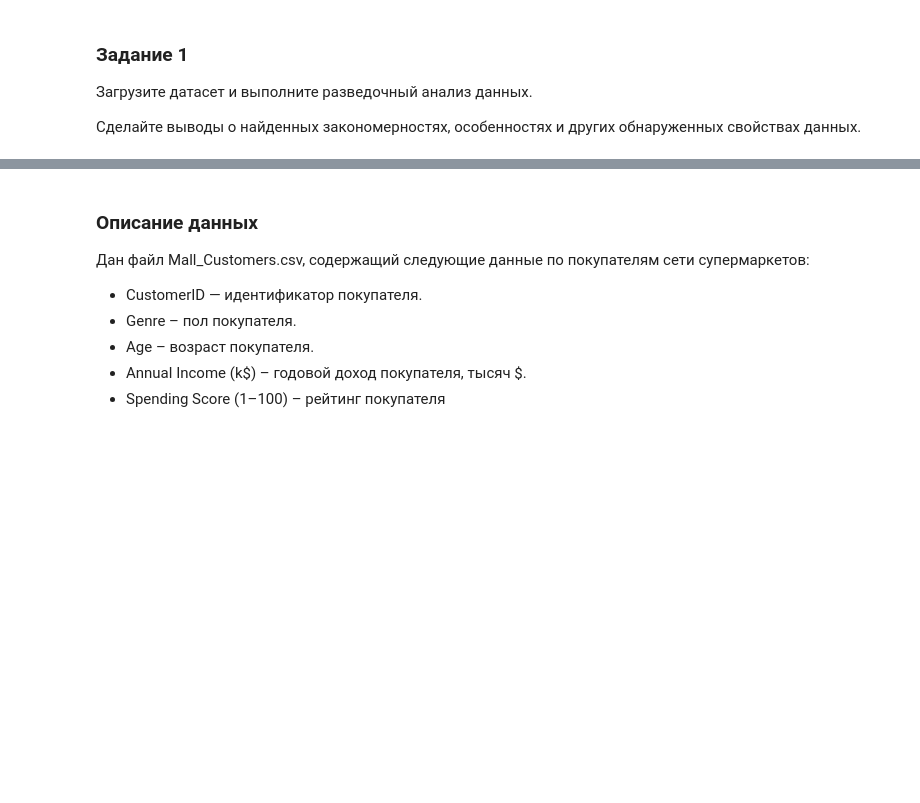
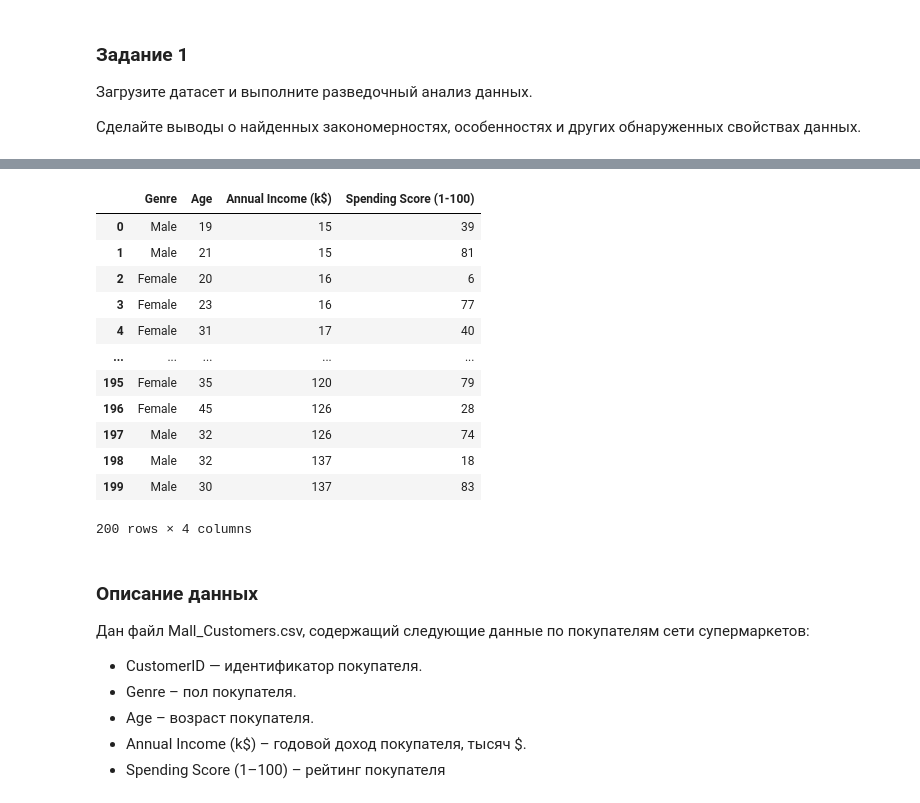
Before and after one commit to Ritorta/machine-learning, a Jupyter notebook: Work#7/Task#1.ipynb, the cells around one changed output, grey strips where cells are left out. Cells and saved outputs as stored; diff of their text form; code cells hidden in the pictures; blank space fills up the shorter version.

```diff
--- a/Work#7/Task#1.ipynb
+++ b/Work#7/Task#1.ipynb
@@ -44,3 +36,19 @@ df.head()
+# %%
+df
+# %% [output]
+|  | Genre | Age | Annual Income (k$) | Spending Score (1-100) |
+| 0 | Male | 19 | 15 | 39 |
+| 1 | Male | 21 | 15 | 81 |
+| 2 | Female | 20 | 16 | 6 |
+| 3 | Female | 23 | 16 | 77 |
+| 4 | Female | 31 | 17 | 40 |
+| ... | ... | ... | ... | ... |
+| 195 | Female | 35 | 120 | 79 |
+| 196 | Female | 45 | 126 | 28 |
+| 197 | Male | 32 | 126 | 74 |
+| 198 | Male | 32 | 137 | 18 |
+| 199 | Male | 30 | 137 | 83 |
+200 rows × 4 columns
 # %% [markdown]
 ### Описание данных
 
```
Also changed, not shown: parts of 21 cells of this notebook.
